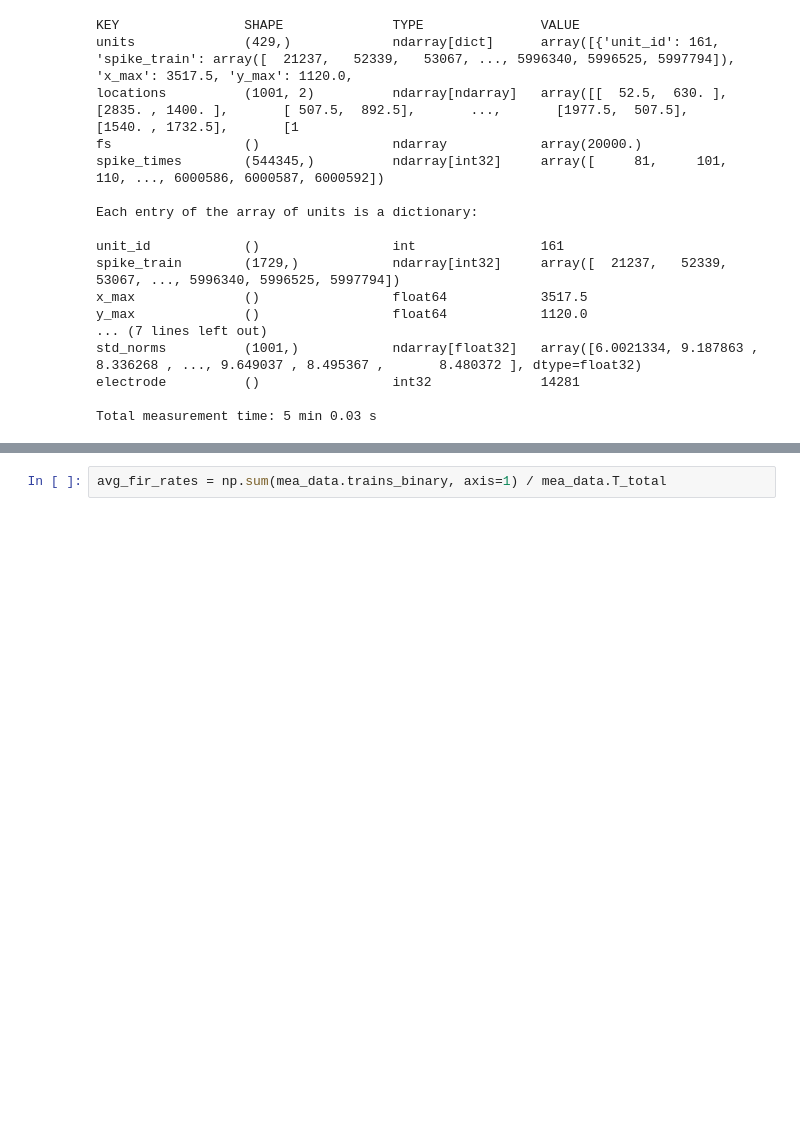
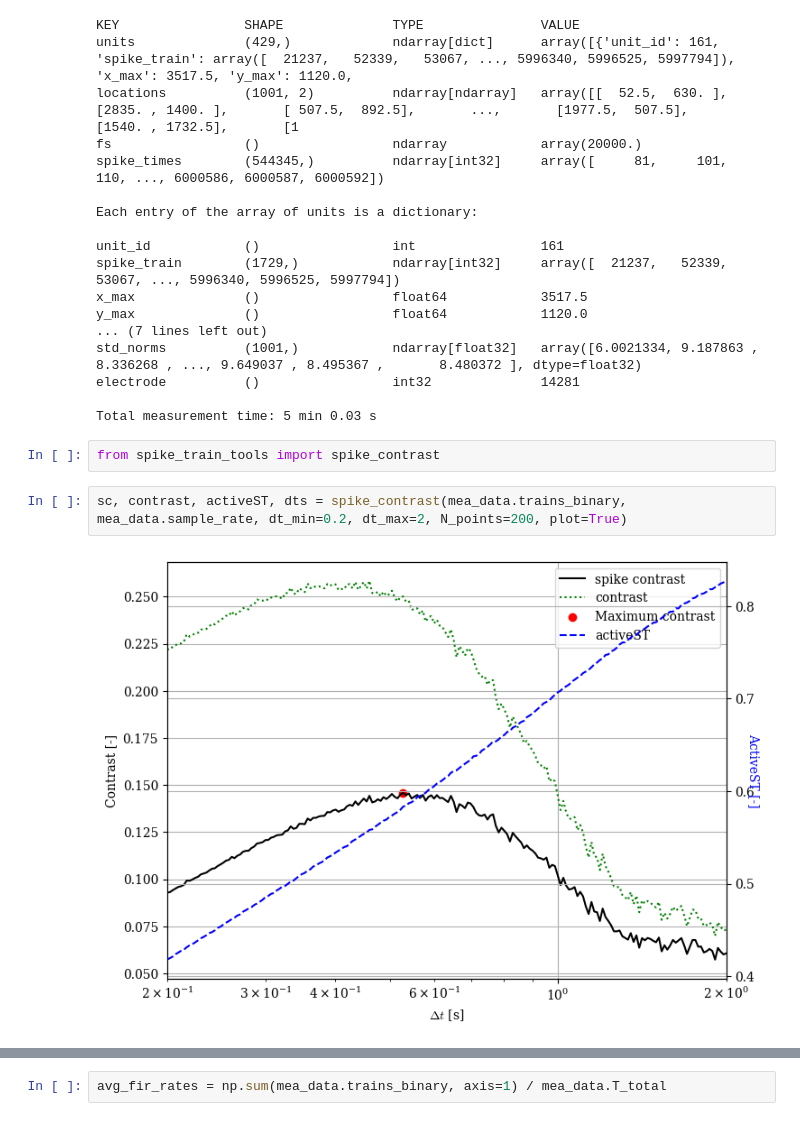
Before and after one commit to Bouwmeester-Lab/spike_train_analysis, a Jupyter notebook: mea_data_firing_rate.ipynb, the cells around one changed output, grey strips where cells are left out. Cells and saved outputs as stored; diff of their text form; blank space fills up the shorter version.

```diff
--- a/mea_data_firing_rate.ipynb
+++ b/mea_data_firing_rate.ipynb
@@ -35,3 +38,9 @@ std_norms          (1001,)            ndarray[float32]   array([6.0021334, 9.187
 electrode          ()                 int32              14281
 
 Total measurement time: 5 min 0.03 s
+# %%
+from spike_train_tools import spike_contrast
+# %%
+sc, contrast, activeST, dts = spike_contrast(mea_data.trains_binary, mea_data.sample_rate, dt_min=0.2, dt_max=2, N_points=200, plot=True)
+# %% [output]
+[figure, added]
```
Also changed, not shown: parts of 2 cells of this notebook, 4 other files.
